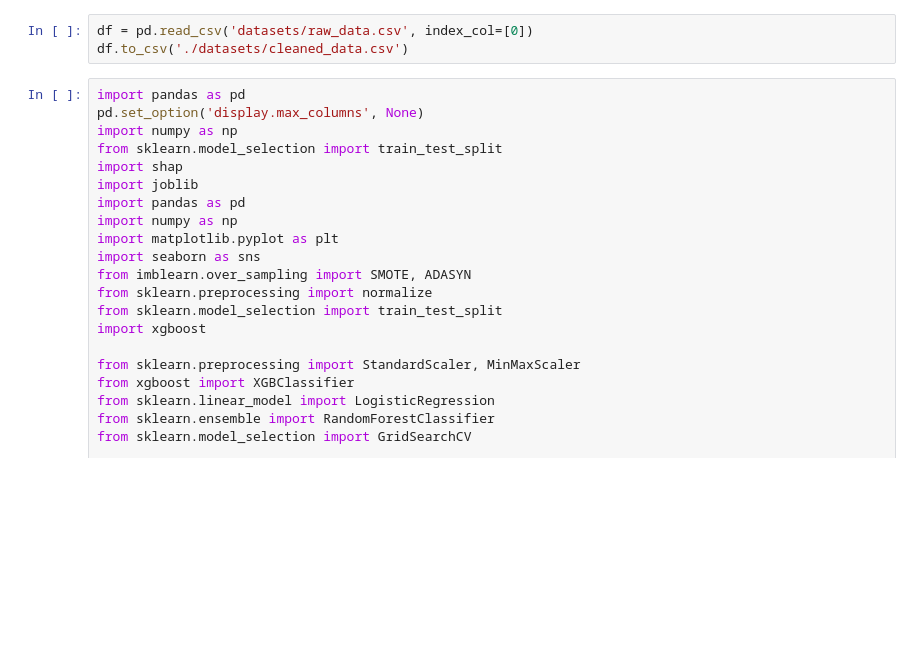
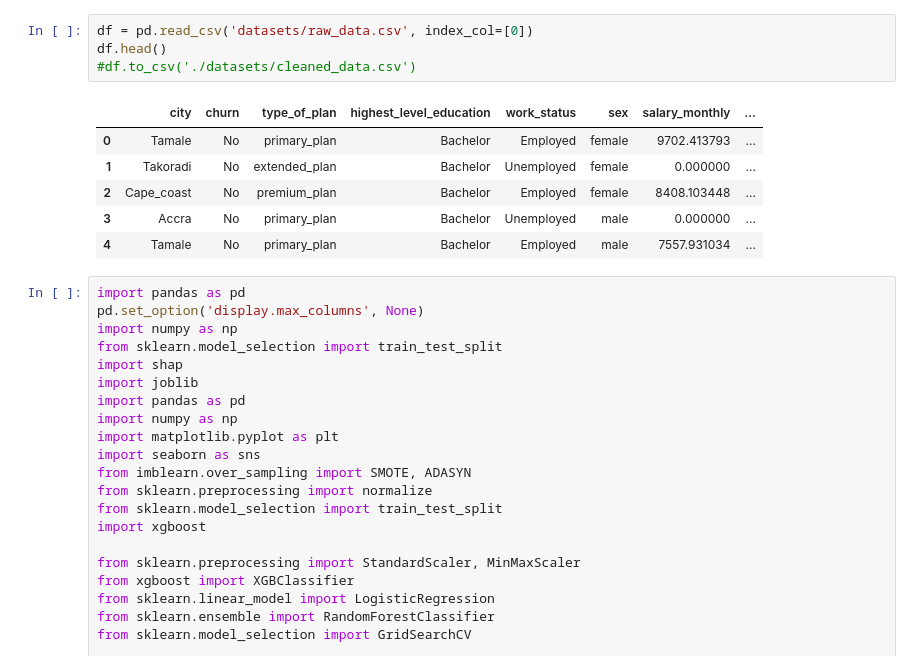
Before and after one commit to JoAmps/Churn-prediction-in-a-vehicle-insurance-company-in-Ghana, a Jupyter notebook: Classification.ipynb, the cells around one changed output. Cells and saved outputs as stored; diff of their text form; blank space fills up the shorter version.

```diff
--- a/Classification.ipynb
+++ b/Classification.ipynb
@@ -1,6 +1,14 @@
 # %%
 df = pd.read_csv('datasets/raw_data.csv', index_col=[0])
-df.to_csv('./datasets/cleaned_data.csv')
+df.head()
+#df.to_csv('./datasets/cleaned_data.csv')
+# %% [output]
+|  | city | churn | type_of_plan | highest_level_education | work_status | sex | salary_monthly | ... |
+| 0 | Tamale | No | primary_plan | Bachelor | Employed | female | 9702.413793 | ... |
+| 1 | Takoradi | No | extended_plan | Bachelor | Unemployed | female | 0.000000 | ... |
+| 2 | Cape_coast | No | premium_plan | Bachelor | Employed | female | 8408.103448 | ... |
+| 3 | Accra | No | primary_plan | Bachelor | Unemployed | male | 0.000000 | ... |
+| 4 | Tamale | No | primary_plan | Bachelor | Employed | male | 7557.931034 | ... |
 # %%
 import pandas as pd
 pd.set_option('display.max_columns', None)
```
Also changed, not shown: 2 other files.
